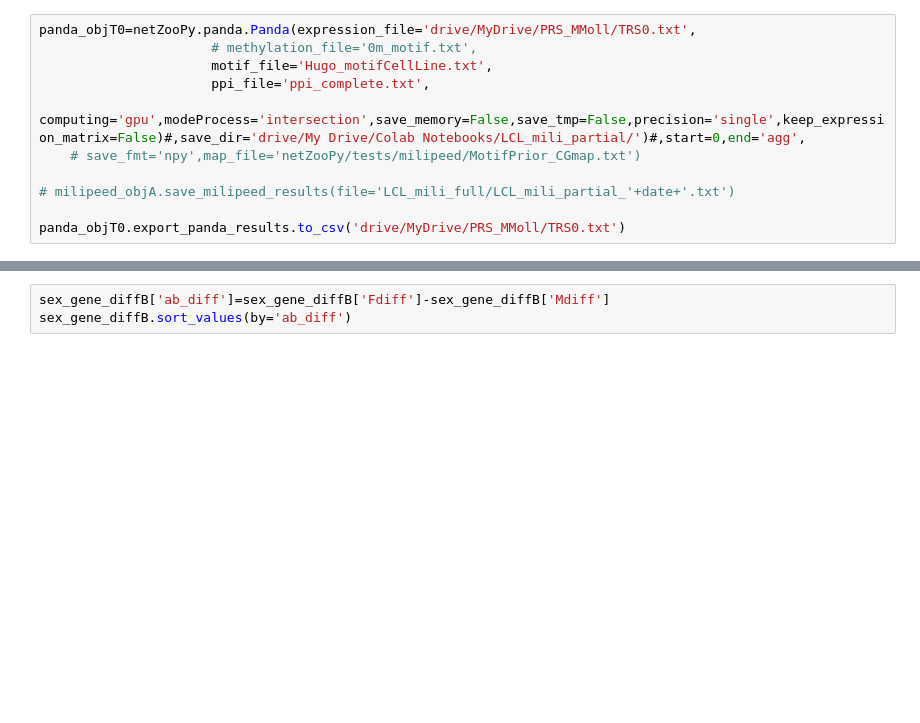
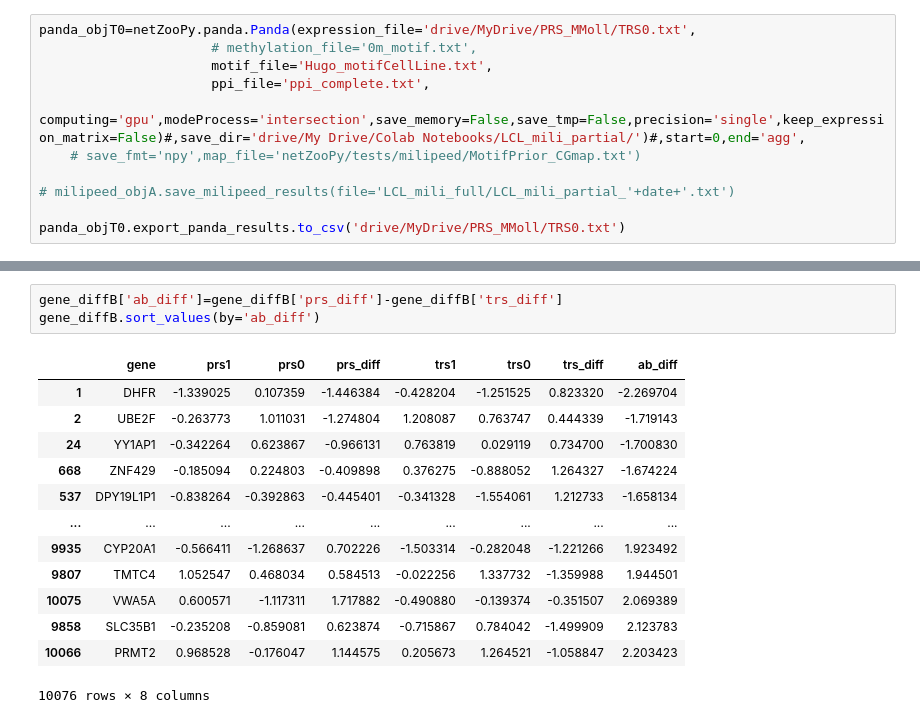
Before and after one commit to dcolinmorgan/MIMB, a Jupyter notebook: PRS_MMoll.ipynb, the cells around one changed output, grey strips where cells are left out. Drawn from its saved outputs; the diff is of its cells as text; blank space fills up the shorter version.

```diff
--- a/PRS_MMoll.ipynb
+++ b/PRS_MMoll.ipynb
@@ -244,7 +239,21 @@ plt.legend((p1, p2),('PRS gene','TRS gene'))
 # %% [output]
 <matplotlib.legend.Legend at 0x...>
 [figure]
-# %%
-sex_gene_diffB['ab_diff']=sex_gene_diffB['Fdiff']-sex_gene_diffB['Mdiff']
-sex_gene_diffB.sort_values(by='ab_diff')
+# %%
+gene_diffB['ab_diff']=gene_diffB['prs_diff']-gene_diffB['trs_diff']
+gene_diffB.sort_values(by='ab_diff')
+# %% [output]
+|  | gene | prs1 | prs0 | prs_diff | trs1 | trs0 | trs_diff | ab_diff |
+| 1 | DHFR | -1.339025 | 0.107359 | -1.446384 | -0.428204 | -1.251525 | 0.823320 | -2.269704 |
+| 2 | UBE2F | -0.263773 | 1.011031 | -1.274804 | 1.208087 | 0.763747 | 0.444339 | -1.719143 |
+| 24 | YY1AP1 | -0.342264 | 0.623867 | -0.966131 | 0.763819 | 0.029119 | 0.734700 | -1.700830 |
+| 668 | ZNF429 | -0.185094 | 0.224803 | -0.409898 | 0.376275 | -0.888052 | 1.264327 | -1.674224 |
+| 537 | DPY19L1P1 | -0.838264 | -0.392863 | -0.445401 | -0.341328 | -1.554061 | 1.212733 | -1.658134 |
+| ... | ... | ... | ... | ... | ... | ... | ... | ... |
+| 9935 | CYP20A1 | -0.566411 | -1.268637 | 0.702226 | -1.503314 | -0.282048 | -1.221266 | 1.923492 |
+| 9807 | TMTC4 | 1.052547 | 0.468034 | 0.584513 | -0.022256 | 1.337732 | -1.359988 | 1.944501 |
+| 10075 | VWA5A | 0.600571 | -1.117311 | 1.717882 | -0.490880 | -0.139374 | -0.351507 | 2.069389 |
+| 9858 | SLC35B1 | -0.235208 | -0.859081 | 0.623874 | -0.715867 | 0.784042 | -1.499909 | 2.123783 |
+| 10066 | PRMT2 | 0.968528 | -0.176047 | 1.144575 | 0.205673 | 1.264521 | -1.058847 | 2.203423 |
+10076 rows × 8 columns
 # %%
```
Also changed, not shown: parts of 14 cells of this notebook.
